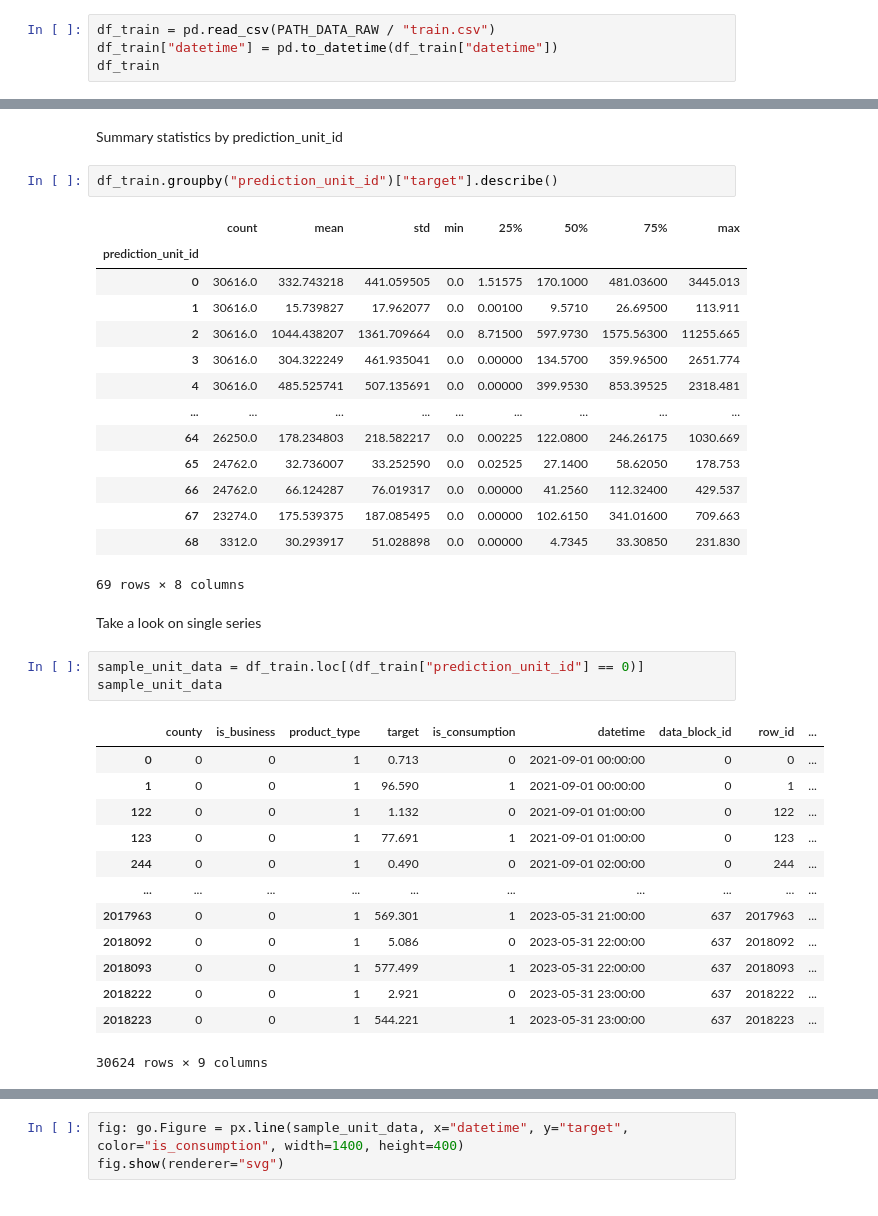
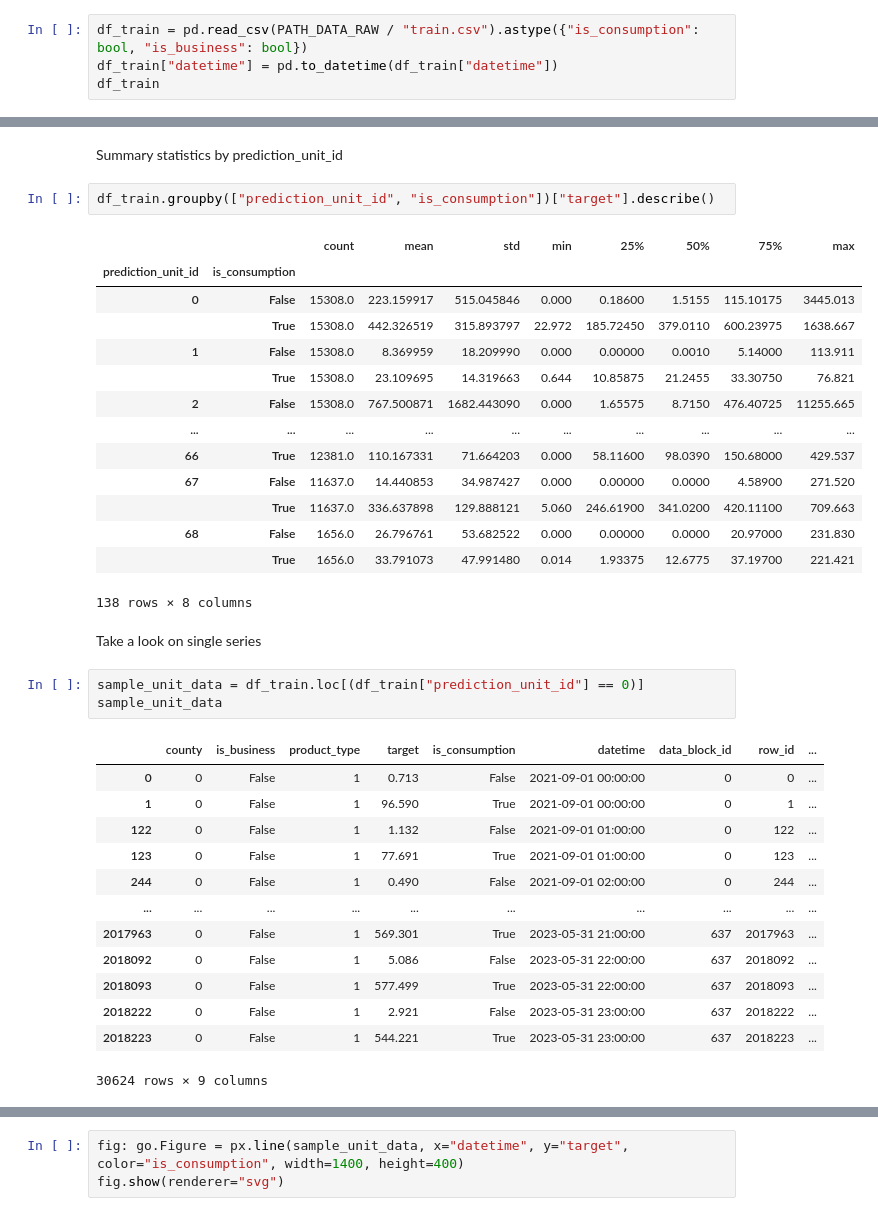
Before and after one commit to RikiTikkiTavi/kaggle-predict_energy_behavior_of_prosumers, a Jupyter notebook: notebooks/1-EDA.ipynb, the cells around one changed output, grey strips where cells are left out. Drawn from its saved outputs; the diff is of its cells as text.

```diff
--- a/notebooks/1-EDA.ipynb
+++ b/notebooks/1-EDA.ipynb
@@ -18,7 +18,7 @@ PosixPath('/beegfs/.global0/ws/s4610340-energy_behavior/yahor/kaggle-predict_ene
 # %% [markdown]
 ### Train df
 # %%
-df_train = pd.read_csv(PATH_DATA_RAW / "train.csv")
+df_train = pd.read_csv(PATH_DATA_RAW / "train.csv").astype({"is_consumption": bool, "is_business": bool})
 df_train["datetime"] = pd.to_datetime(df_train["datetime"])
 df_train
 # %% [output]
@@ -56,22 +56,22 @@ Name: target, dtype: float64
 # %% [markdown]
 Summary statistics by prediction_unit_id
 # %%
-df_train.groupby("prediction_unit_id")["target"].describe()
+df_train.groupby(["prediction_unit_id", "is_consumption"])["target"].describe()
 # %% [output]
-|  | count | mean | std | min | 25% | 50% | 75% | max |
-| prediction_unit_id |  |  |  |  |  |  |  |  |
-| 0 | 30616.0 | 332.743218 | 441.059505 | 0.0 | 1.51575 | 170.1000 | 481.03600 | 3445.013 |
-| 1 | 30616.0 | 15.739827 | 17.962077 | 0.0 | 0.00100 | 9.5710 | 26.69500 | 113.911 |
-| 2 | 30616.0 | 1044.438207 | 1361.709664 | 0.0 | 8.71500 | 597.9730 | 1575.56300 | 11255.665 |
-| 3 | 30616.0 | 304.322249 | 461.935041 | 0.0 | 0.00000 | 134.5700 | 359.96500 | 2651.774 |
-| 4 | 30616.0 | 485.525741 | 507.135691 | 0.0 | 0.00000 | 399.9530 | 853.39525 | 2318.481 |
-| ... | ... | ... | ... | ... | ... | ... | ... | ... |
-| 64 | 26250.0 | 178.234803 | 218.582217 | 0.0 | 0.00225 | 122.0800 | 246.26175 | 1030.669 |
-| 65 | 24762.0 | 32.736007 | 33.252590 | 0.0 | 0.02525 | 27.1400 | 58.62050 | 178.753 |
-| 66 | 24762.0 | 66.124287 | 76.019317 | 0.0 | 0.00000 | 41.2560 | 112.32400 | 429.537 |
-| 67 | 23274.0 | 175.539375 | 187.085495 | 0.0 | 0.00000 | 102.6150 | 341.01600 | 709.663 |
-| 68 | 3312.0 | 30.293917 | 51.028898 | 0.0 | 0.00000 | 4.7345 | 33.30850 | 231.830 |
+|  |  | count | mean | std | min | 25% | 50% | 75% | max |
+| prediction_unit_id | is_consumption |  |  |  |  |  |  |  |  |
+| 0 | False | 15308.0 | 223.159917 | 515.045846 | 0.000 | 0.18600 | 1.5155 | 115.10175 | 3445.013 |
+|  | True | 15308.0 | 442.326519 | 315.893797 | 22.972 | 185.72450 | 379.0110 | 600.23975 | 1638.667 |
+| 1 | False | 15308.0 | 8.369959 | 18.209990 | 0.000 | 0.00000 | 0.0010 | 5.14000 | 113.911 |
+|  | True | 15308.0 | 23.109695 | 14.319663 | 0.644 | 10.85875 | 21.2455 | 33.30750 | 76.821 |
+| 2 | False | 15308.0 | 767.500871 | 1682.443090 | 0.000 | 1.65575 | 8.7150 | 476.40725 | 11255.665 |
+| ... | ... | ... | ... | ... | ... | ... | ... | ... | ... |
+| 66 | True | 12381.0 | 110.167331 | 71.664203 | 0.000 | 58.11600 | 98.0390 | 150.68000 | 429.537 |
+| 67 | False | 11637.0 | 14.440853 | 34.987427 | 0.000 | 0.00000 | 0.0000 | 4.58900 | 271.520 |
+|  | True | 11637.0 | 336.637898 | 129.888121 | 5.060 | 246.61900 | 341.0200 | 420.11100 | 709.663 |
+| 68 | False | 1656.0 | 26.796761 | 53.682522 | 0.000 | 0.00000 | 0.0000 | 20.97000 | 231.830 |
+|  | True | 1656.0 | 33.791073 | 47.991480 | 0.014 | 1.93375 | 12.6775 | 37.19700 | 221.421 |
-69 rows × 8 columns
+138 rows × 8 columns
 # %% [markdown]
 Take a look on single series
 # %%
@@ -79,17 +79,17 @@ sample_unit_data = df_train.loc[(df_train["prediction_unit_id"] == 0)]
 sample_unit_data
 # %% [output]
 |  | county | is_business | product_type | target | is_consumption | datetime | data_block_id | row_id | ... |
-| 0 | 0 | 0 | 1 | 0.713 | 0 | 2021-09-01 00:00:00 | 0 | 0 | ... |
-| 1 | 0 | 0 | 1 | 96.590 | 1 | 2021-09-01 00:00:00 | 0 | 1 | ... |
-| 122 | 0 | 0 | 1 | 1.132 | 0 | 2021-09-01 01:00:00 | 0 | 122 | ... |
-| 123 | 0 | 0 | 1 | 77.691 | 1 | 2021-09-01 01:00:00 | 0 | 123 | ... |
-| 244 | 0 | 0 | 1 | 0.490 | 0 | 2021-09-01 02:00:00 | 0 | 244 | ... |
+| 0 | 0 | False | 1 | 0.713 | False | 2021-09-01 00:00:00 | 0 | 0 | ... |
+| 1 | 0 | False | 1 | 96.590 | True | 2021-09-01 00:00:00 | 0 | 1 | ... |
+| 122 | 0 | False | 1 | 1.132 | False | 2021-09-01 01:00:00 | 0 | 122 | ... |
+| 123 | 0 | False | 1 | 77.691 | True | 2021-09-01 01:00:00 | 0 | 123 | ... |
+| 244 | 0 | False | 1 | 0.490 | False | 2021-09-01 02:00:00 | 0 | 244 | ... |
 | ... | ... | ... | ... | ... | ... | ... | ... | ... | ... |
-| 2017963 | 0 | 0 | 1 | 569.301 | 1 | 2023-05-31 21:00:00 | 637 | 2017963 | ... |
-| 2018092 | 0 | 0 | 1 | 5.086 | 0 | 2023-05-31 22:00:00 | 637 | 2018092 | ... |
-| 2018093 | 0 | 0 | 1 | 577.499 | 1 | 2023-05-31 22:00:00 | 637 | 2018093 | ... |
-| 2018222 | 0 | 0 | 1 | 2.921 | 0 | 2023-05-31 23:00:00 | 637 | 2018222 | ... |
-| 2018223 | 0 | 0 | 1 | 544.221 | 1 | 2023-05-31 23:00:00 | 637 | 2018223 | ... |
+| 2017963 | 0 | False | 1 | 569.301 | True | 2023-05-31 21:00:00 | 637 | 2017963 | ... |
+| 2018092 | 0 | False | 1 | 5.086 | False | 2023-05-31 22:00:00 | 637 | 2018092 | ... |
+| 2018093 | 0 | False | 1 | 577.499 | True | 2023-05-31 22:00:00 | 637 | 2018093 | ... |
+| 2018222 | 0 | False | 1 | 2.921 | False | 2023-05-31 23:00:00 | 637 | 2018222 | ... |
+| 2018223 | 0 | False | 1 | 544.221 | True | 2023-05-31 23:00:00 | 637 | 2018223 | ... |
 30624 rows × 9 columns
 # %%
 sample_unit_data.loc[sample_unit_data["is_consumption"] == 1]
```
Also changed, not shown: parts of 20 cells of this notebook, 4 other files.
